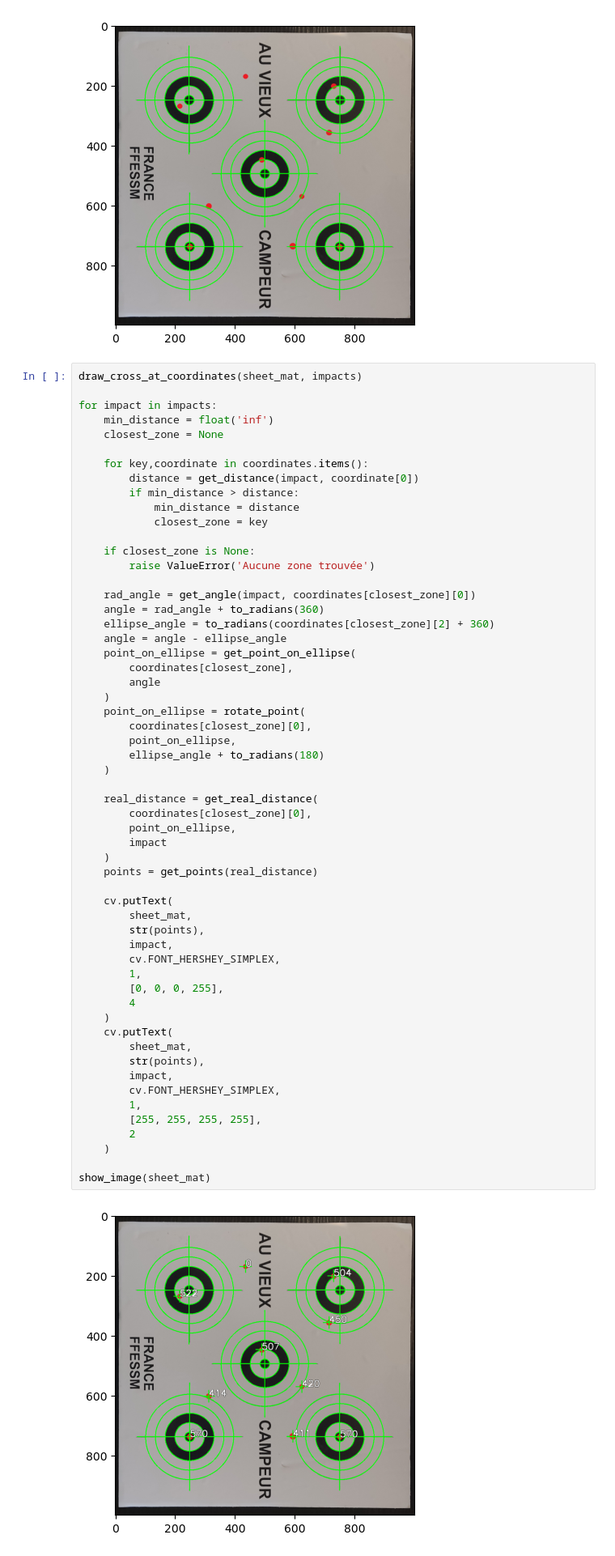
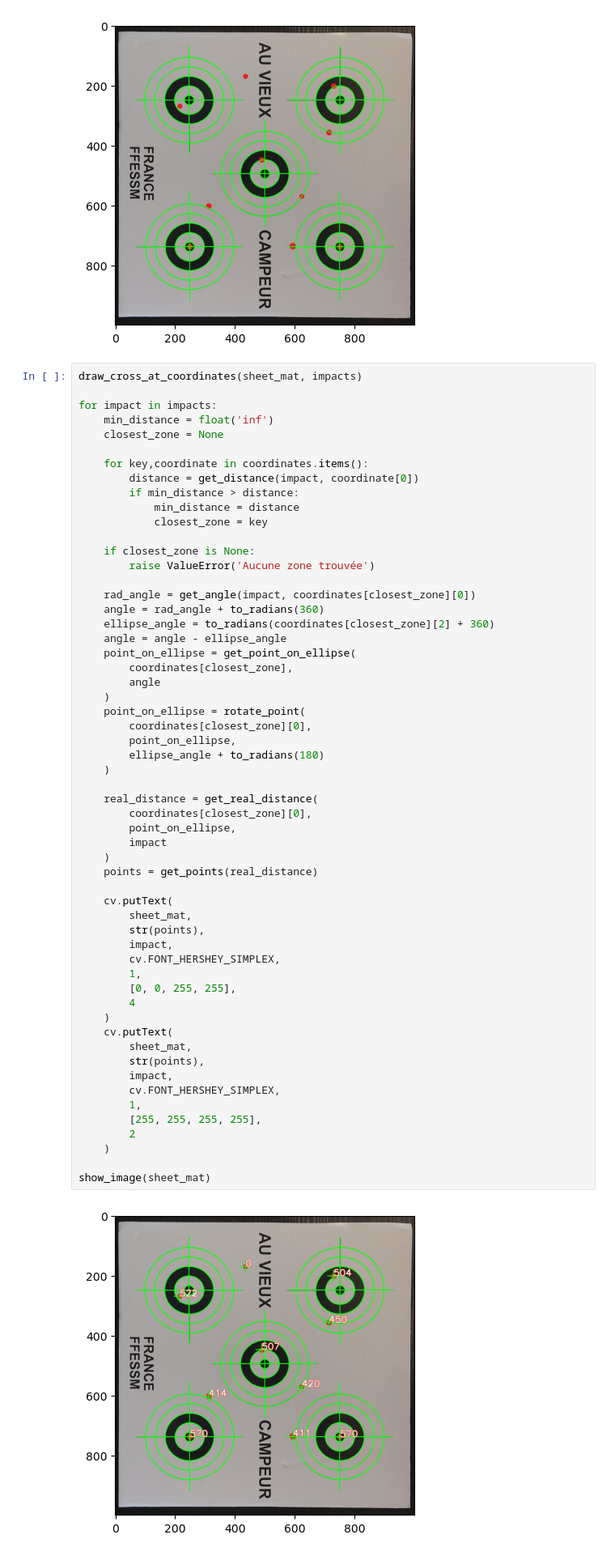
Before and after one commit to subvision-soft/documentation, a Jupyter notebook: algorithm-demo.ipynb, the cells around one changed output. Shown at 81% size. Drawn from its saved outputs; the diff is of its cells as text.

```diff
--- a/algorithm-demo.ipynb
+++ b/algorithm-demo.ipynb
@@ -507,32 +507,32 @@ for impact in impacts:
         ellipse_angle + to_radians(180)
     )
 
     real_distance = get_real_distance(
         coordinates[closest_zone][0],
         point_on_ellipse,
         impact
     )
     points = get_points(real_distance)
 
     cv.putText(
         sheet_mat,
         str(points),
         impact,
         cv.FONT_HERSHEY_SIMPLEX,
         1,
-        [0, 0, 0, 255],
+        [0, 0, 255, 255],
         4
     )
     cv.putText(
         sheet_mat,
         str(points),
         impact,
         cv.FONT_HERSHEY_SIMPLEX,
         1,
         [255, 255, 255, 255],
         2
     )
 
 show_image(sheet_mat)
 # %% [output]
-[figure, old version]
+[figure, new version]
```
